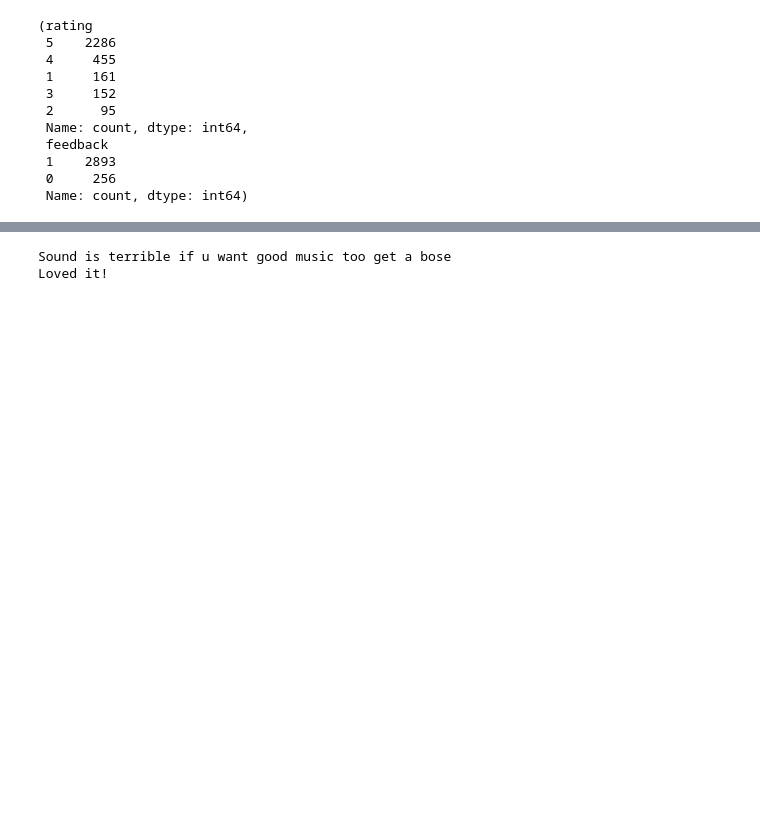
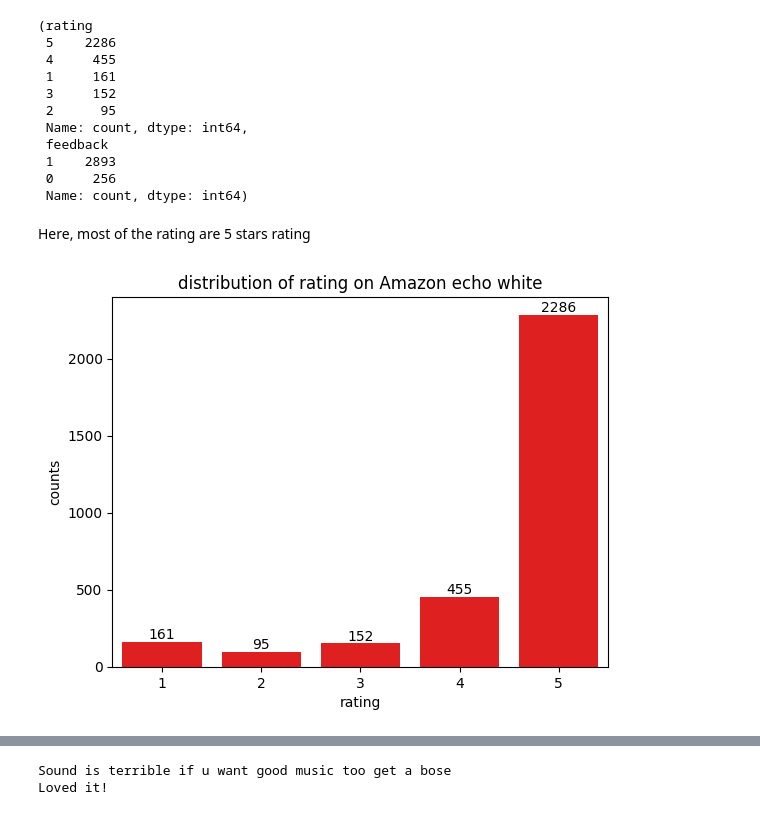
Before and after one commit to rtgsepoct/amazon-alexia-review-sentiment_analysis, a Jupyter notebook: amazon-alexa-review-sentiment_analysis.ipynb, the cells around one changed output, grey strips where cells are left out. Cells and saved outputs as stored; diff of their text form; code cells hidden in the pictures; blank space fills up the shorter version.

```diff
--- a/amazon-alexa-review-sentiment_analysis.ipynb
+++ b/amazon-alexa-review-sentiment_analysis.ipynb
@@ -190,3 +193,15 @@ data['rating'].value_counts(), data['feedback'].value_counts()
  1    2893
  0     256
  Name: count, dtype: int64)
+# %% [markdown]
+Here, most of the rating are 5 stars rating
+# %%
+# plot the rating in the plot:
+ax=sns.countplot(x='rating', data=data, color='red')
+plt.title("distribution of rating on Amazon echo white")
+plt.xlabel('rating')
+plt.ylabel('counts')
+ax.bar_label(ax.containers[0])
+plt.show()
+# %% [output]
+[figure, added]
```
Also changed, not shown: parts of 8 cells of this notebook.
